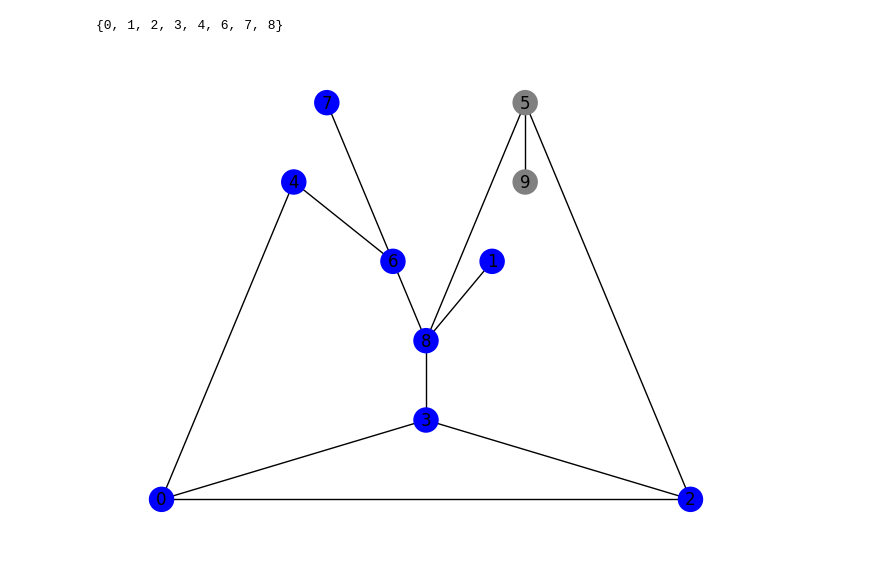
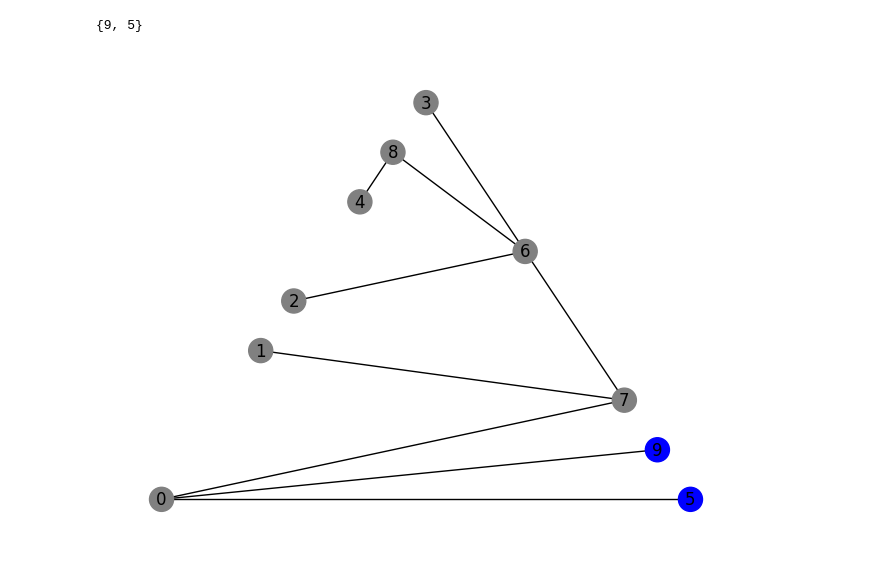
Before and after one commit to osnieltx/gnn-co, a Jupyter notebook: visualizar.ipynb, the cells around one changed output. Cells and saved outputs as stored; diff of their text form; code cells hidden in the pictures.

```diff
--- a/visualizar.ipynb
+++ b/visualizar.ipynb
@@ -1,30 +1,30 @@
 # %%
 import networkx as nx
 from torch import tensor
 
-incidence_matriz = tensor([[0, 0, 0, 1, 2, 2, 2, 3, 3, 3, 4, 4, 5, 5, 6, 6, 6, 7, 8, 8, 8, 8, 9, 5],
-        [2, 3, 4, 8, 0, 3, 5, 0, 2, 8, 0, 6, 2, 8, 4, 7, 8, 6, 1, 3, 5, 6, 5, 9]])
+incidence_matriz = tensor([[0, 0, 0, 1, 2, 4, 5, 6, 6, 6, 7, 7, 7, 8, 8, 9, 3, 6],
+        [5, 7, 9, 7, 6, 8, 0, 2, 7, 8, 0, 1, 6, 4, 6, 0, 6, 3]])
 g_n = nx.from_edgelist(incidence_matriz.T.tolist())
-x = tensor([[1.0000],
-        [1.0000],
-        [1.0000],
-        [1.0000],
+x = tensor([[0.0100],
+        [0.0100],
+        [0.0100],
+        [0.0100],
+        [0.0100],
         [1.0000],
         [0.0100],
-        [1.0000],
-        [1.0000],
-        [1.0000],
-        [0.0100]])
+        [0.0100],
+        [0.0100],
+        [1.0000]])
 s = {i for i, v in enumerate(x) if v == 1}
 
 try:
     layout = nx.planar_layout(g_n)
 except:
     layout = nx.drawing.spring_layout(g_n)
 
 node_colors = ['blue' if n in s else 'gray' for n in g_n]
 nx.draw(g_n, with_labels=True, node_color=node_colors, pos=layout)
 print(s)
 # %% [output]
-{0, 1, 2, 3, 4, 6, 7, 8}
+{9, 5}
-[figure, old version]
+[figure, new version]
```
Also changed, not shown: 4 other files.
